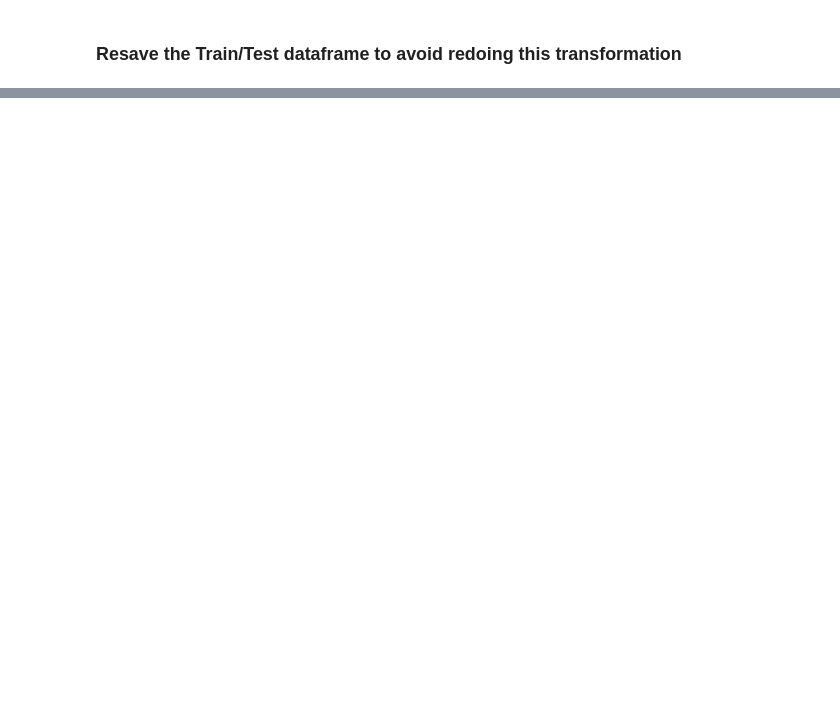
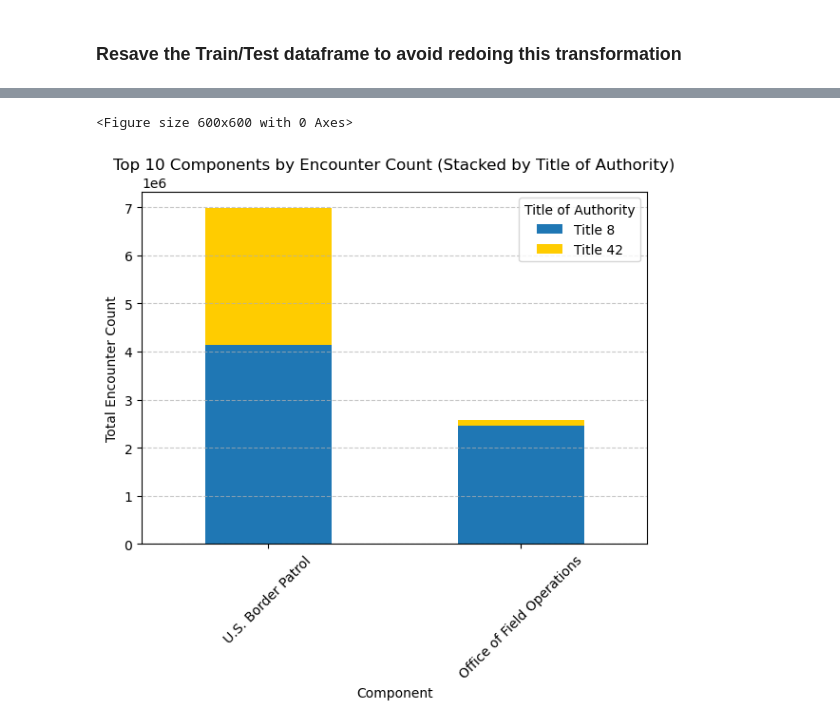
Before and after one commit to alanklin/AA-Capstone, a Jupyter notebook: Code/Notebooks/week3_eda.ipynb, the cells around one changed output, grey strips where cells are left out. Drawn from its saved outputs; the diff is of its cells as text; code cells hidden in the pictures; blank space fills up the shorter version.

Commit message:
graph update

```diff
--- a/Code/Notebooks/week3_eda.ipynb
+++ b/Code/Notebooks/week3_eda.ipynb
@@ -109,0 +154,40 @@ test_df.to_csv(sector_data_csv_path_test, index=False)
+# %%
+# Aggregate by Component and Title of Authority, summing Encounter Count
+sector_agg = train_df.groupby(['Component', 'Title of Authority'])['Encounter Count'].sum().reset_index()
+
+# Get the top 10 Components by highest total Encounter Count
+top_10_components = sector_agg.groupby('Component')['Encounter Count'].sum().nlargest(10).index
+
+# Filter the dataset to only include the top 10 Components
+filtered_sector_agg = sector_agg[sector_agg['Component'].isin(top_10_components)]
+
+# Pivot the dataframe to have 'Title of Authority' as separate columns
+pivot_df = filtered_sector_agg.pivot(index='Component', columns='Title of Authority', values='Encounter Count').fillna(0)
+
+# Sort Components from most to least by total encounter count
+pivot_df = pivot_df.loc[pivot_df.sum(axis=1).sort_values(ascending=False).index]
+
+# Sort columns (Title of Authority) from most to least within each Component
+pivot_df = pivot_df[pivot_df.sum().sort_values(ascending=False).index]
+
+# Custom color palette with a golden tone
+custom_colors = sns.color_palette(["#1f77b4", "#ffcc00", "#2ca02c", "#d62728", "#9467bd", "#8c564b", "#e377c2", "#7f7f7f", "#bcbd22", "#17becf"])
+
+# Plot the stacked bar chart
+plt.figure(figsize=(6, 6))
+pivot_df.plot(kind='bar', stacked=True, color=custom_colors, figsize=(6, 6))
+
+# Formatting
+plt.title('Top 10 Components by Encounter Count (Stacked by Title of Authority)')
+plt.xlabel('Component')
+plt.ylabel('Total Encounter Count')
+plt.xticks(rotation=45)  # Rotate x-axis labels for readability
+plt.legend(title='Title of Authority')  # Legend for stack colors
+plt.grid(axis='y', linestyle='--', alpha=0.7)  # Add gridlines for readability
+plt.tight_layout()
+
+# Show the plot
+plt.show()
+# %% [output]
+<Figure size 600x600 with 0 Axes>
+[figure, added]
```
Also changed, not shown: parts of 13 cells of this notebook.
